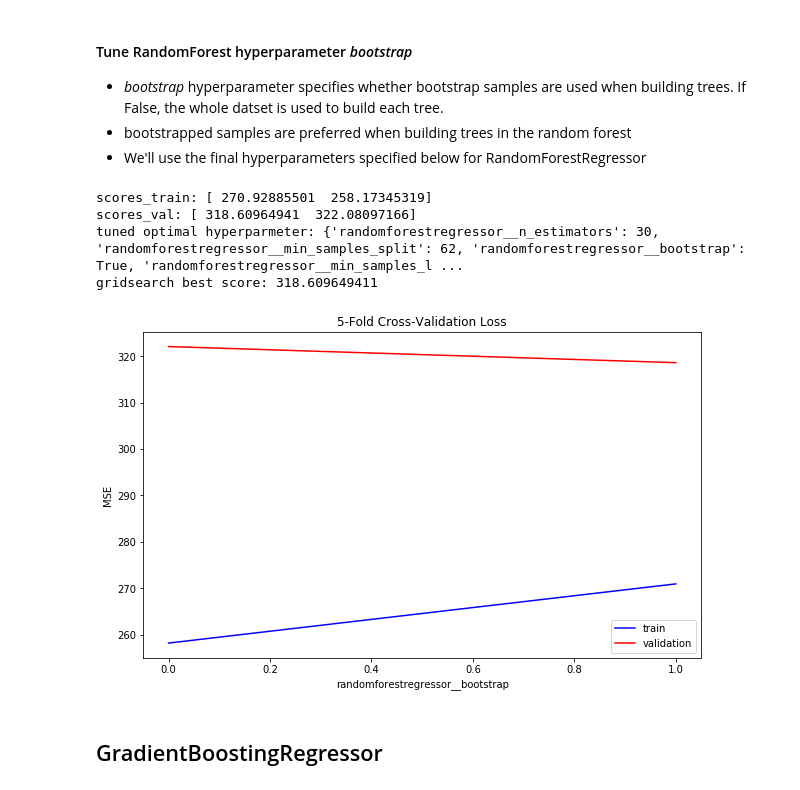
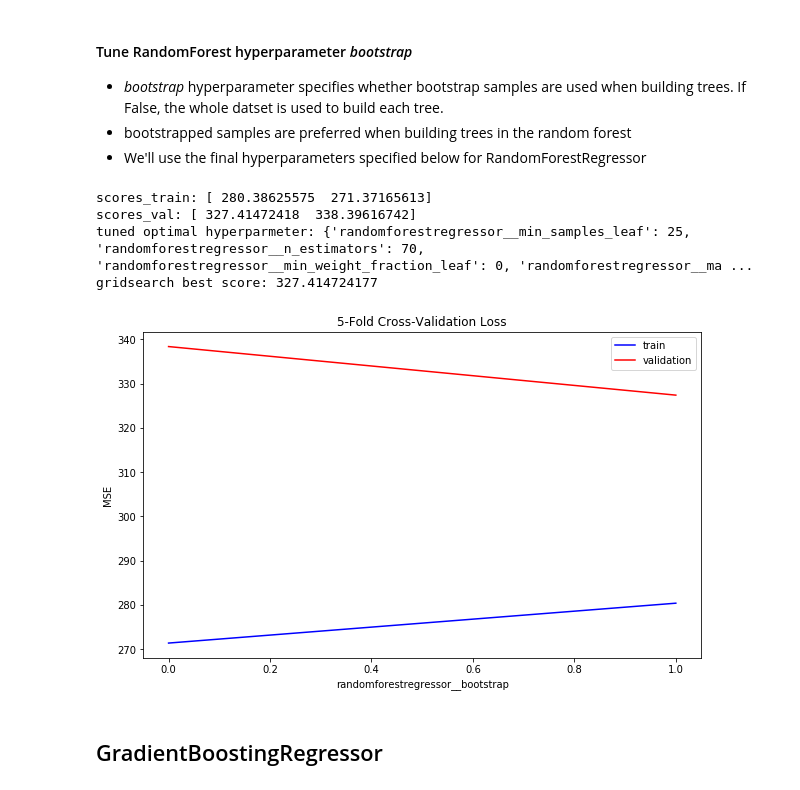
Before and after one commit to JeffreyTsaiProjects/SalaryPrediction, a Jupyter notebook: TuneEstimators.ipynb, the cells around one changed output. Cells and saved outputs as stored; diff of their text form; code cells hidden in the pictures.

```diff
--- a/TuneEstimators.ipynb
+++ b/TuneEstimators.ipynb
@@ -134,8 +93,8 @@ ordinalcodes = {'degree':{'NONE':0,'HIGH_SCHOOL':1,'BACHELORS':2,'MASTERS':3,
                 'jobType':{'JANITOR':0,'JUNIOR':1,'SENIOR':2,'MANAGER':3,
                            'VICE_PRESIDENT':4,'CFO':5,'CTO':6,'CEO':7},
 #                 'industry':{'EDUCATION':0,'SERVICE':1,'AUTO':2,'HEALTH':3,'WEB':4,'FINANCE':5,'OIL':6}
-                'major':{'NONE':0,'LITERATURE':1,'BIOLOGY':2,'CHEMISTRY':3,
-                         'PHYSICS':4,'COMPSCI':5,'MATH':6,'BUSINESS':7,'ENGINEERING':8},
+#                 'major':{'NONE':0,'LITERATURE':1,'BIOLOGY':2,'CHEMISTRY':3,
+#                          'PHYSICS':4,'COMPSCI':5,'MATH':6,'BUSINESS':7,'ENGINEERING':8},
                }
 
 
@@ -146,4 +105,8 @@ data = Data(fname_Xtrain='train_features.csv',fname_ytrain='train_salaries.csv',
          columns_num=['milesFromMetropolis','yearsExperience'],
          ylabel='salary',joinId='jobId',ordinal_dict=ordinalcodes)
 
-train_df = data._encode_categorical_features(data.train_df,ordinal_dict=None,nominal_cols=['companyId','industry','jobType'])
+# train_df = data._encode_categorical_features(data.train_df,ordinal_dict=None,nominal_cols=['companyId','industry','jobType'])
+# train_df = data._preprocessData(data.train_df,clean=True,encode=True,nominal_cols=['companyId','degree','industry','major','jobType'])
+vec_train_df = data._preprocessData(data.train_df,clean=True,encode=True,nominal_cols=['companyId','industry','major'])
+train_df = data._preprocessData(data.train_df,clean=True,encode=True,nominal_cols=['companyId','industry','major'])
+train_df.head()
@@ -151,7 +121,7 @@ train_df = data._encode_categorical_features(data.train_df,ordinal_dict=None,nom
 #### Instantiate feature engineering object and compute grouped statistics as new features
 # %%
 featureEng = FeatureEng(data_object=data)
-train_df = featureEng._compute_new_features(train_df,cat_columns=featureEng.data.columns_cat,
-                                            num_columns=featureEng.data.columns_num,clean=True)
+train_df = featureEng._compute_new_features(train_df,train_df,cat_columns=featureEng.data.columns_cat,
+                                            num_columns=featureEng.data.columns_num,qcuts=4)
 train_df.head()
 # %% [output]
@@ -348,23 +318,23 @@ gridsearch best score: 319.023229757
 # %%
 rf_pipe = make_pipeline(SimpleImputer(strategy='median'),RandomForestRegressor())
 rf_pipe_best = m._tune_hyperparams(model=rf_pipe,params={
-                                                         'randomforestregressor__n_estimators':[30],
-                                                         'randomforestregressor__max_depth':[10],
-                                                         'randomforestregressor__min_samples_split':[62],
-                                                         'randomforestregressor__min_samples_leaf':[1],
+                                                         'randomforestregressor__n_estimators':[70],
+                                                         'randomforestregressor__max_depth':[11],
+                                                         'randomforestregressor__min_samples_split':[40],
+                                                         'randomforestregressor__min_samples_leaf':[25],
                                                          'randomforestregressor__min_weight_fraction_leaf':[0],
-                                                         'randomforestregressor__max_features':[.625],
+                                                         'randomforestregressor__max_features':[.875],
                                                          'randomforestregressor__max_leaf_nodes':[None],
                                                          'randomforestregressor__min_impurity_decrease':[0],
                                                          'randomforestregressor__bootstrap':[True,False],
                                                         },lossfunc='neg_mean_squared_error',
                                    plot_param='randomforestregressor__bootstrap')
 # %% [output]
-scores_train: [ 270.92885501  258.17345319]
-scores_val: [ 318.60964941  322.08097166]
-tuned optimal hyperparmeter: {'randomforestregressor__n_estimators': 30, 'randomforestregressor__min_samples_split': 62, 'randomforestregressor__bootstrap': True, 'randomforestregressor__min_samples_l ...
-gridsearch best score: 318.609649411
+scores_train: [ 280.38625575  271.37165613]
+scores_val: [ 327.41472418  338.39616742]
+tuned optimal hyperparmeter: {'randomforestregressor__min_samples_leaf': 25, 'randomforestregressor__n_estimators': 70, 'randomforestregressor__min_weight_fraction_leaf': 0, 'randomforestregressor__ma ...
+gridsearch best score: 327.414724177
-[figure, old version]
+[figure, new version]
 # %% [markdown]
 ## GradientBoostingRegressor
 # %% [markdown]
```
Also changed, not shown: parts of 32 cells of this notebook.
